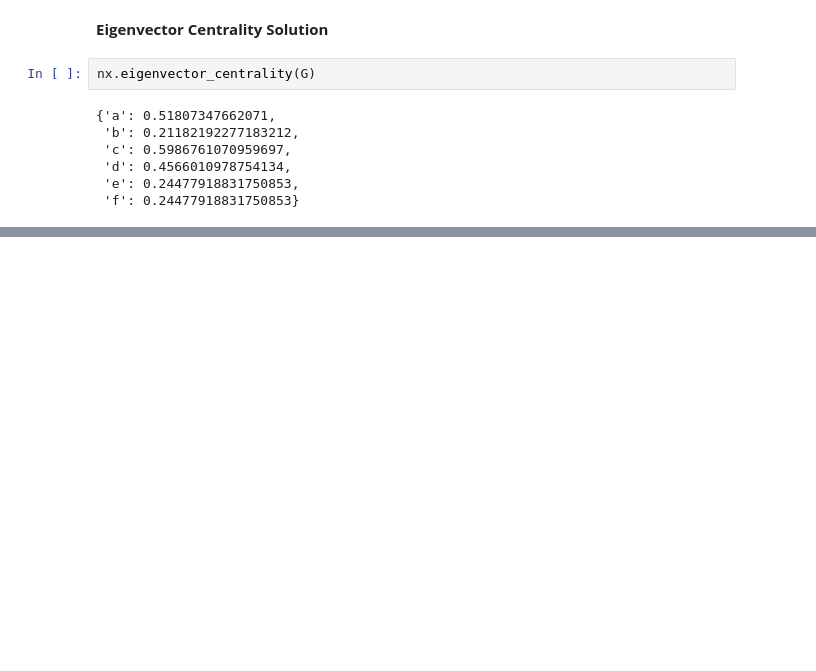
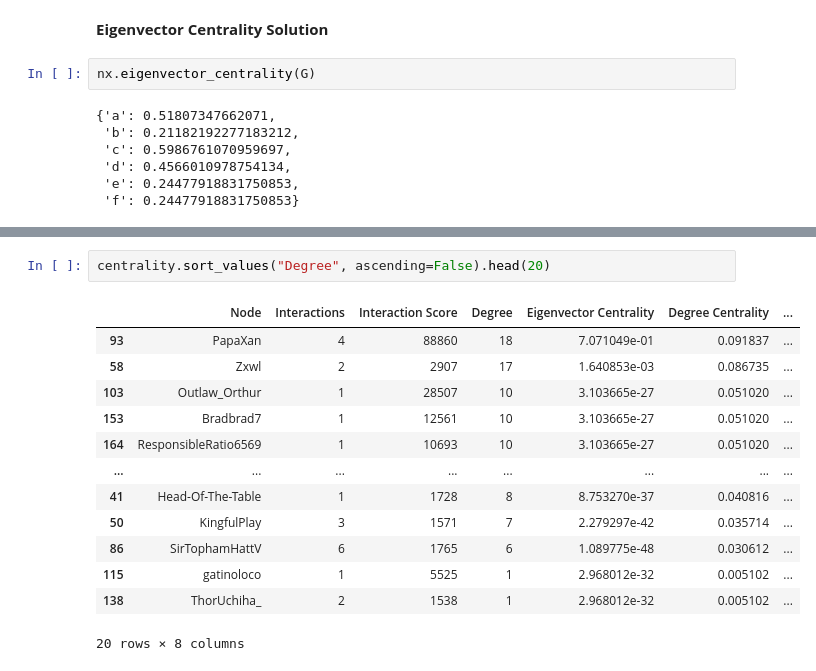
Before and after one commit to LaplaceXD/Linear_Algebra_CS3101N, a Jupyter notebook: Assignments/Spectral_Theory.ipynb, the cells around one changed output, grey strips where cells are left out. Saved outputs shown, nothing was run; the diff lists cells and outputs as text; blank space fills up the shorter version.

```diff
--- a/Assignments/Spectral_Theory.ipynb
+++ b/Assignments/Spectral_Theory.ipynb
@@ -187,0 +325,16 @@ nx.eigenvector_centrality(G)
+# %%
+centrality.sort_values("Degree", ascending=False).head(20)
+# %% [output]
+|  | Node | Interactions | Interaction Score | Degree | Eigenvector Centrality | Degree Centrality | ... |
+| 93 | PapaXan | 4 | 88860 | 18 | 7.071049e-01 | 0.091837 | ... |
+| 58 | Zxwl | 2 | 2907 | 17 | 1.640853e-03 | 0.086735 | ... |
+| 103 | Outlaw_Orthur | 1 | 28507 | 10 | 3.103665e-27 | 0.051020 | ... |
+| 153 | Bradbrad7 | 1 | 12561 | 10 | 3.103665e-27 | 0.051020 | ... |
+| 164 | ResponsibleRatio6569 | 1 | 10693 | 10 | 3.103665e-27 | 0.051020 | ... |
+| ... | ... | ... | ... | ... | ... | ... | ... |
+| 41 | Head-Of-The-Table | 1 | 1728 | 8 | 8.753270e-37 | 0.040816 | ... |
+| 50 | KingfulPlay | 3 | 1571 | 7 | 2.279297e-42 | 0.035714 | ... |
+| 86 | SirTophamHattV | 6 | 1765 | 6 | 1.089775e-48 | 0.030612 | ... |
+| 115 | gatinoloco | 1 | 5525 | 1 | 2.968012e-32 | 0.005102 | ... |
+| 138 | ThorUchiha_ | 2 | 1538 | 1 | 2.968012e-32 | 0.005102 | ... |
+20 rows × 8 columns
```
Also changed, not shown: parts of 10 cells of this notebook.
